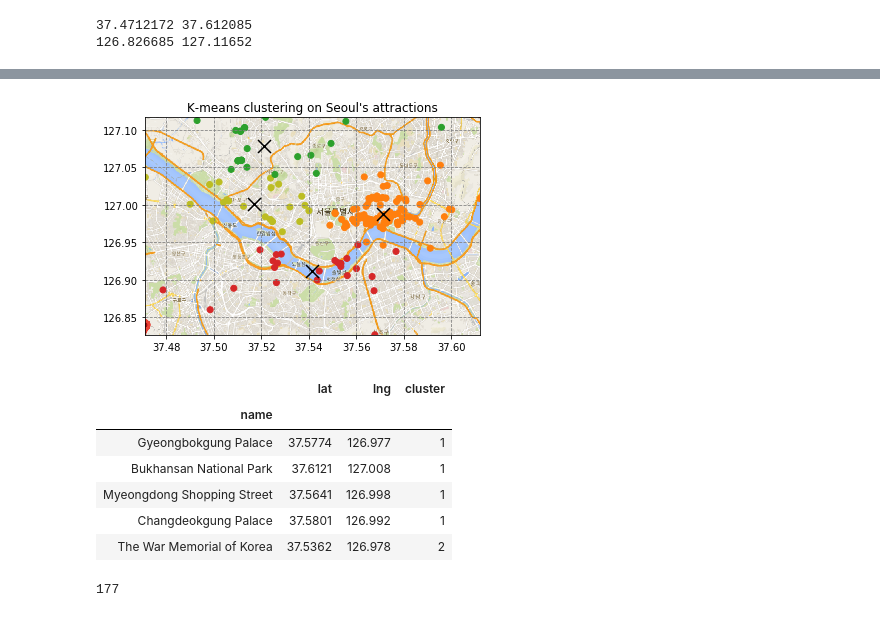
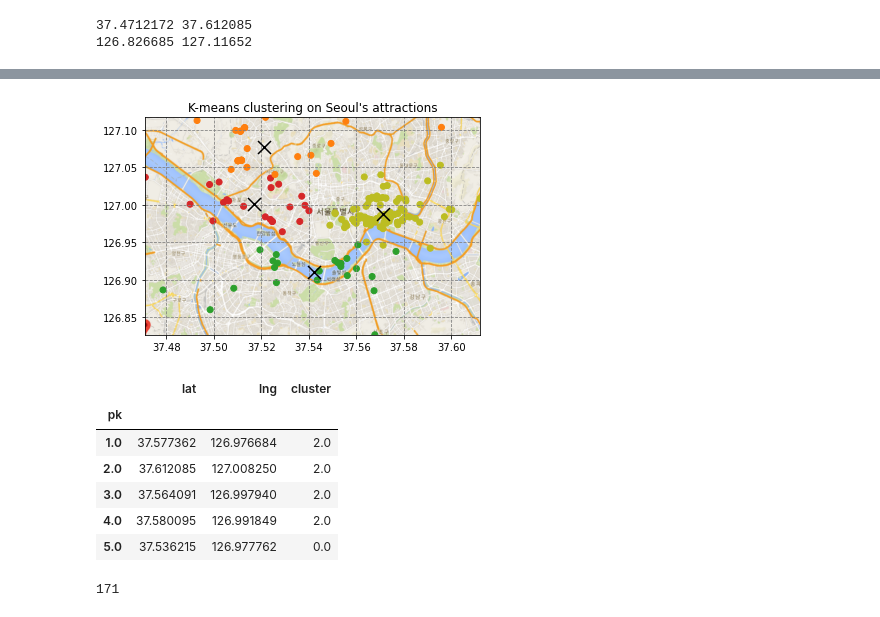
Before and after one commit to twinstae/tripReviewAnalysisSystem, a Jupyter notebook: 시각화-웹사이트/p1/kmeans_by_lati_long.ipynb, the cells around one changed output, grey strips where cells are left out. Saved outputs shown, nothing was run; the diff lists cells and outputs as text; code cells hidden in the pictures.

```diff
--- a/시각화-웹사이트/p1/kmeans_by_lati_long.ipynb
+++ b/시각화-웹사이트/p1/kmeans_by_lati_long.ipynb
@@ -74,0 +34,2 @@ lati_long_list[:10]
+# %%
+lati_long_list = Attraction.objects.filter(latitude__isnull=False).values_list('pk', 'latitude','longitude')
@@ -77,9 +42,9 @@ lati_long_list[:10]
 #n_clusters = ??
 # 밀집된 곳 좁게 설정... 넓게넓게 잡아줘도 괜찮을
 lati_long_datas = np.array(lati_long_list)
-
-x = lati_long_datas[:,0]
-y = lati_long_datas[:,1]
+pks = lati_long_datas[:,0]
+x = lati_long_datas[:,1]
+y = lati_long_datas[:,2]
 x_min = min(x)
 y_min = min(y)
 x_max = max(x)
@@ -104,10 +69,10 @@ def kmeans_show(lati_long_datas, n_clusters):
 
     kmeans = KMeans(init='k-means++',n_clusters =n_clusters, n_init=10, random_state = 8)
 
-    kmeans.fit(lati_long_datas)
+    kmeans.fit(lati_long_datas[:,1:])
 
     # Put the result into a color plot
-    Z = kmeans.predict(np.c_[x.ravel(), y.ravel()])
+    Z = kmeans.predict([list(point)for point in lati_long_datas[:,1:]])
 
     plt.figure(1)
     plt.clf()
@@ -141,21 +106,21 @@ for n in range(2,5+1):
 # %%
 kmeans_4, Z =  kmeans_show(lati_long_datas, 4)
 # %% [output]
-[figure, old version]
+[figure, new version]
 # %%
-latlng_cluster_df = pd.DataFrame([name_list, x,y,Z]).T
-latlng_cluster_df.columns = ['name','lat','lng','cluster']
-latlng_cluster_df = latlng_cluster_df.set_index('name')
+latlng_cluster_df = pd.DataFrame([pks, x,y,Z]).T
+latlng_cluster_df.columns = ['pk','lat','lng','cluster']
+latlng_cluster_df = latlng_cluster_df.set_index('pk')
 latlng_cluster_df.head()
 # %% [output]
 |  | lat | lng | cluster |
-| name |  |  |  |
-| Gyeongbokgung Palace | 37.5774 | 126.977 | 1 |
-| Bukhansan National Park | 37.6121 | 127.008 | 1 |
-| Myeongdong Shopping Street | 37.5641 | 126.998 | 1 |
-| Changdeokgung Palace | 37.5801 | 126.992 | 1 |
-| The War Memorial of Korea | 37.5362 | 126.978 | 2 |
+| pk |  |  |  |
+| 1.0 | 37.577362 | 126.976684 | 2.0 |
+| 2.0 | 37.612085 | 127.008250 | 2.0 |
+| 3.0 | 37.564091 | 126.997940 | 2.0 |
+| 4.0 | 37.580095 | 126.991849 | 2.0 |
+| 5.0 | 37.536215 | 126.977762 | 0.0 |
 # %%
 len(latlng_cluster_df)
 # %% [output]
-177
+171
```
Also changed, not shown: parts of 24 cells of this notebook, 11 other files.
